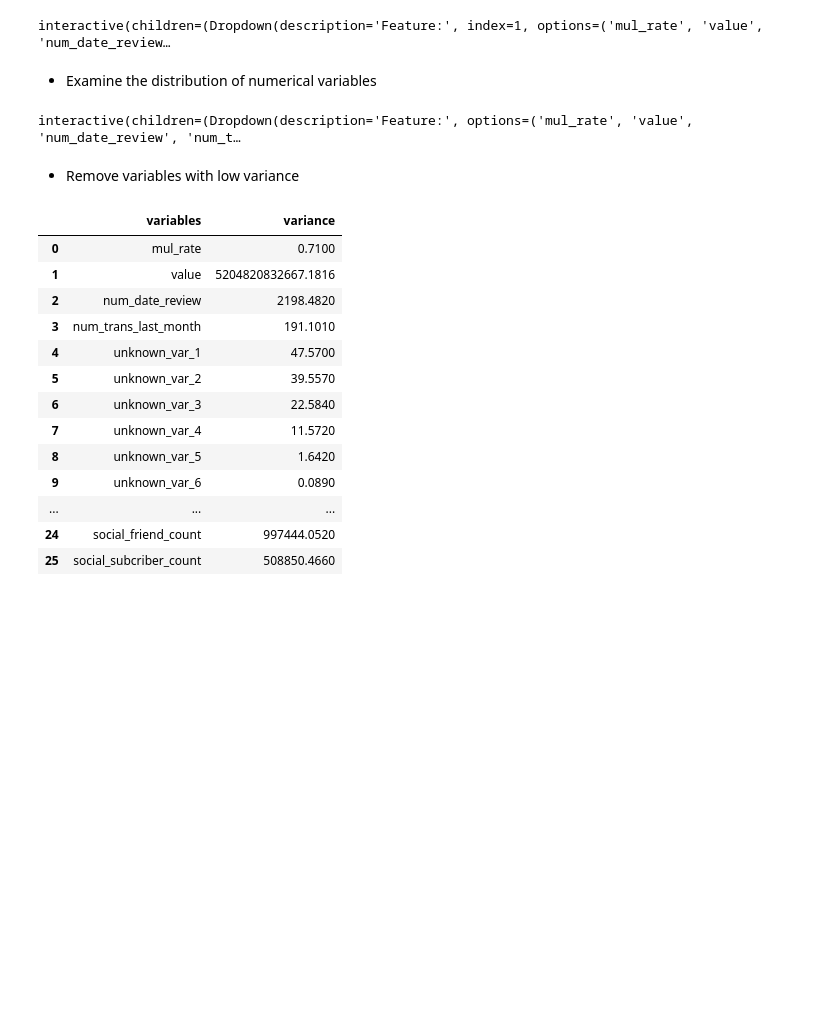
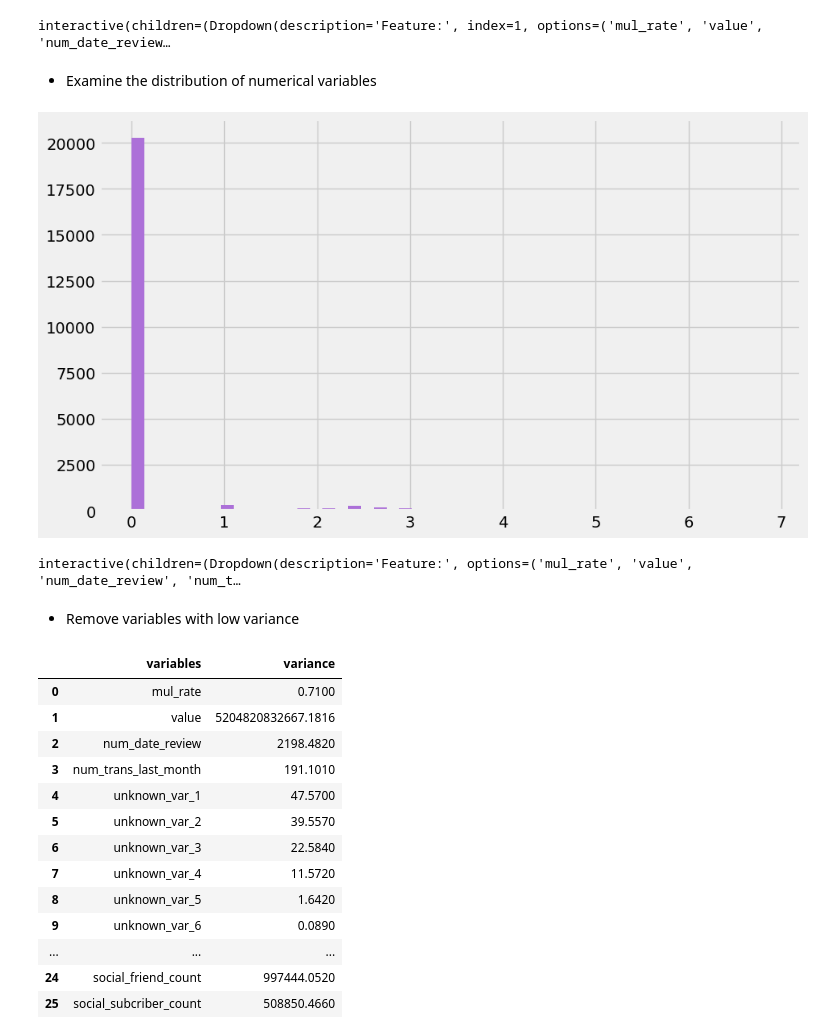
Before and after one commit to dribblewithclong/Attacker-2022, a Jupyter notebook: 1_eda_cleaning.ipynb, the cells around one changed output. Saved outputs shown, nothing was run; the diff lists cells and outputs as text; code cells hidden in the pictures; blank space fills up the shorter version.

```diff
--- a/1_eda_cleaning.ipynb
+++ b/1_eda_cleaning.ipynb
@@ -454,17 +459,18 @@ train_df.reset_index(drop=True,inplace=True)
 # %%
 features = widgets.Dropdown(
     options= train_df.select_dtypes('float').columns,
     value='mul_rate',
     description='Feature:',
 )
 def numeric_distribution(column):
     data = train_df.copy()
-    data[column].hist(figsize=(10,6),bins=50)
+    data[column].hist(figsize=(10,6),bins=50,color='#ac70d8')
 
     return plt.show()
 
 interactive(numeric_distribution,column=features)
 # %% [output]
+[figure, added]
 interactive(children=(Dropdown(description='Feature:', options=('mul_rate', 'value', 'num_date_review', 'num_t…
 # %% [markdown]
 - Remove variables with low variance
```
Also changed, not shown: parts of 4 cells of this notebook, 1 other file.
